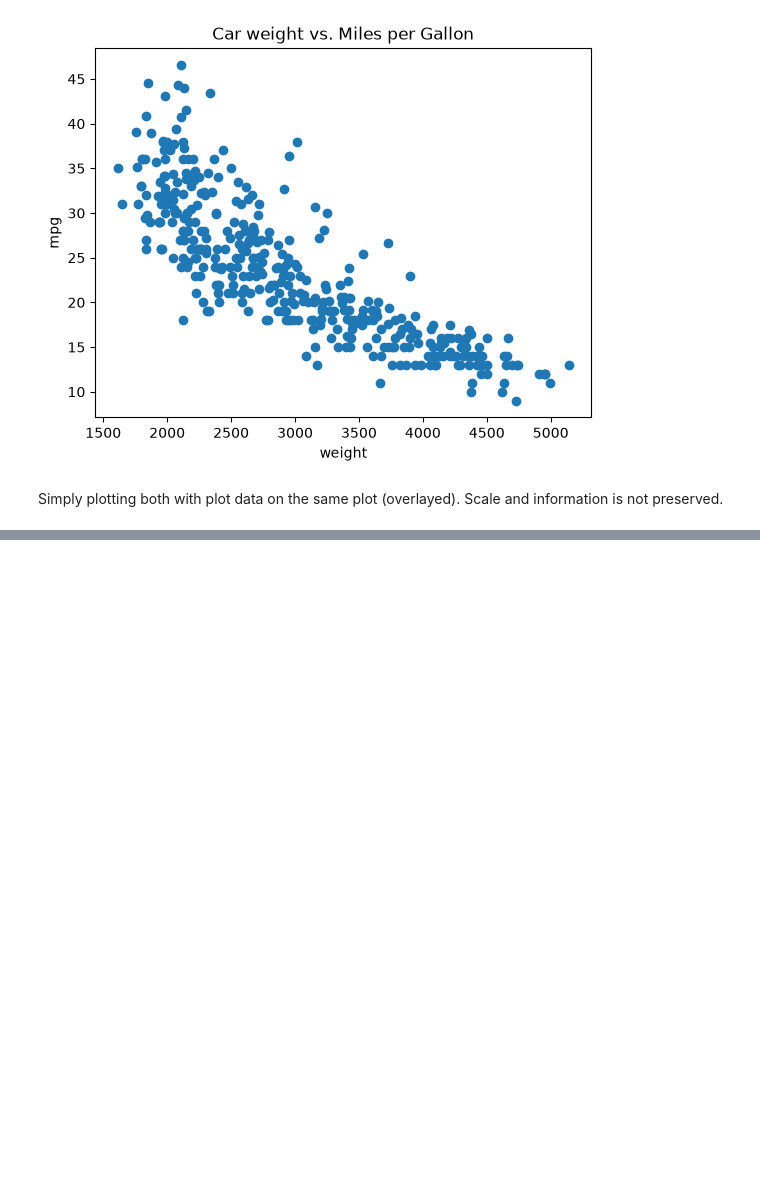
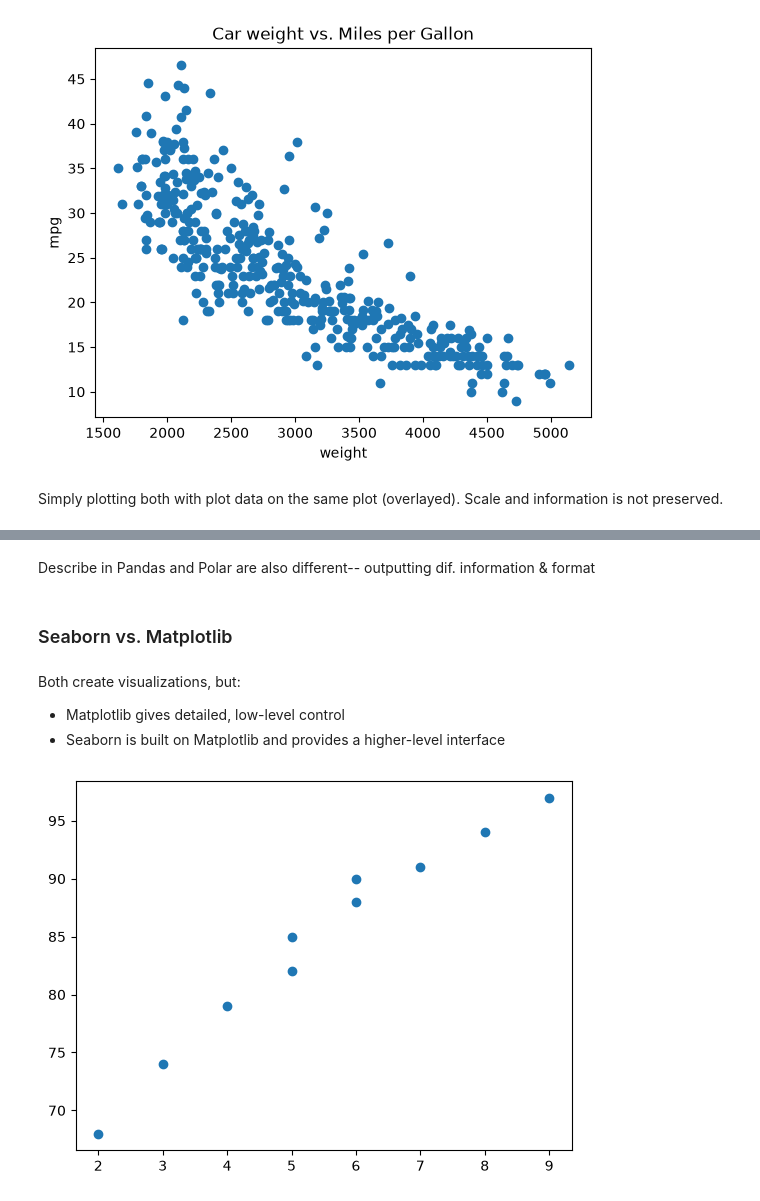
Before and after one commit to naomilai/datasci185fall2026, a Jupyter notebook: notes.ipynb, the cells around one changed output, grey strips where cells are left out. Drawn from its saved outputs; the diff is of its cells as text; code cells hidden in the pictures; blank space fills up the shorter version.

```diff
--- a/notes.ipynb
+++ b/notes.ipynb
@@ -126,0 +141,5 @@ Simply plotting both with plot data on the same plot (overlayed). Scale and info
+# %%
+path = "Lab_02/data/student_data.csv"
+
+pandas_df = pd.read_csv(path)
+pandas_df.head()
@@ -126,0 +183,14 @@ Simply plotting both with plot data on the same plot (overlayed). Scale and info
+# %% [markdown]
+Describe in Pandas and Polar are also different-- outputting dif. information & format
+# %% [markdown]
+### Seaborn vs. Matplotlib
+# %% [markdown]
+Both create visualizations, but:
+- Matplotlib gives detailed, low-level control
+- Seaborn is built on Matplotlib and provides a higher-level interface
+# %%
+# In Matplotlib
+plt.scatter(x = pandas_df["study_hours"], y = pandas_df["exam_score"])
+plt.show()
+# %% [output]
+[figure, added]
```
Also changed, not shown: parts of 8 cells of this notebook.
